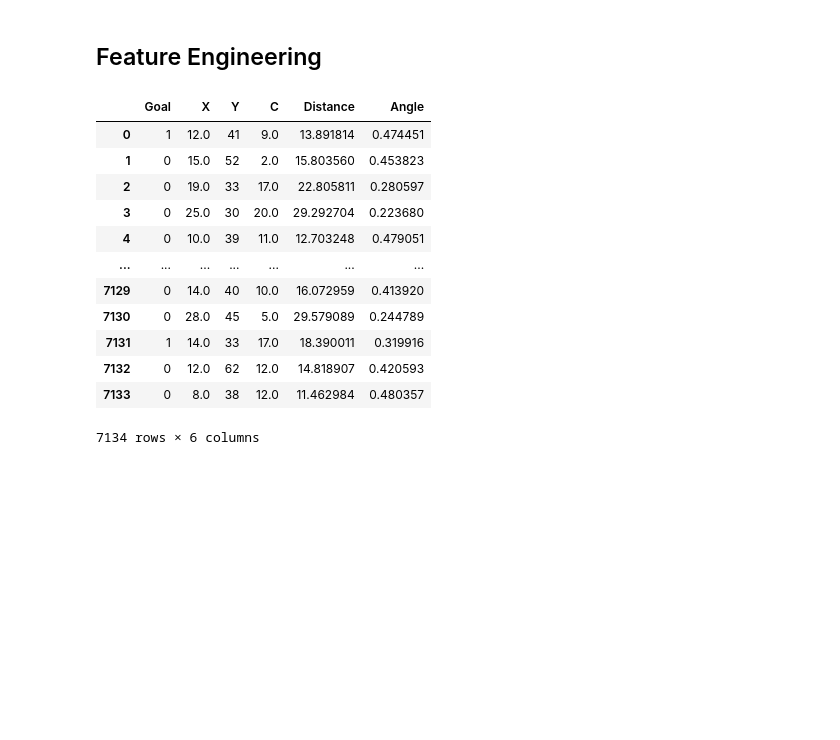
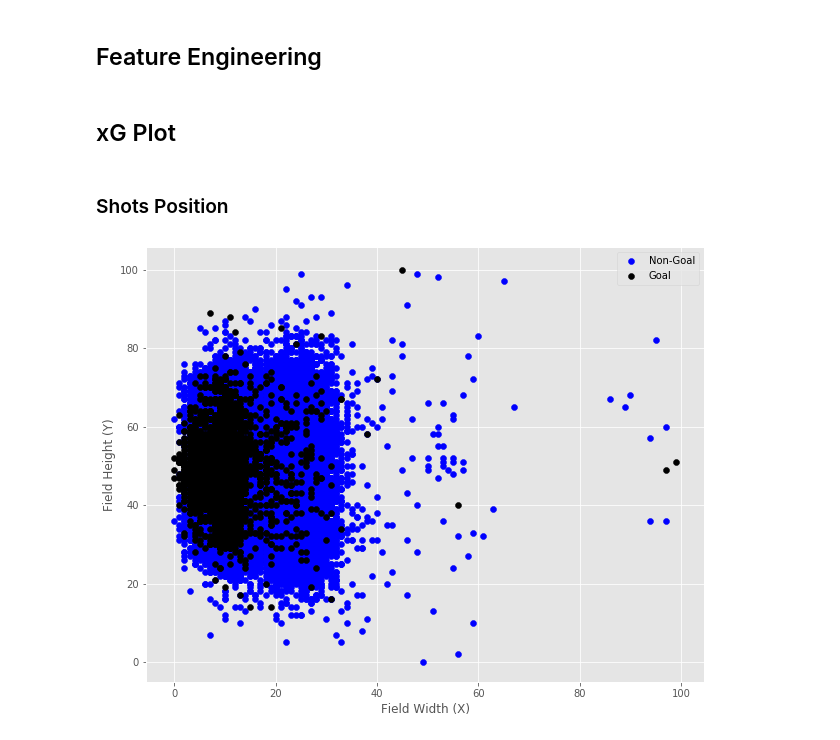
Before and after one commit to danielazevedo/Football-Analytics, a Jupyter notebook: expected_goals/xG_model_SVM.ipynb, the cells around one changed output. Saved outputs shown, nothing was run; the diff lists cells and outputs as text; code cells hidden in the pictures; blank space fills up the shorter version.

```diff
--- a/expected_goals/xG_model_SVM.ipynb
+++ b/expected_goals/xG_model_SVM.ipynb
@@ -5,10 +5,14 @@ import pandas as pd
 import numpy as np
 import json
 
+import seaborn as sn
+
 import matplotlib.pyplot as plt
-plt.style.use(['ggplot'])
 
 from sklearn.svm import SVC
+from sklearn.model_selection import train_test_split, GridSearchCV
+
+from sklearn.metrics import confusion_matrix, accuracy_score, recall_score, precision_score
 # %% [markdown]
 ## Data Collection
 # %%
@@ -32,5 +37,19 @@ df_events.head()
 # %% [markdown]
 ## Feature Engineering
+# %%
+def compute_distance(x, y):
+    x = x * 105/100
+    y = y * 65/100
+    return np.sqrt(x**2 + y**2)
+
+
+def compute_angle(x, y):
+    x = x * 105/100
+    y = y * 65/100
+    a = np.arctan(7.32 * x /(x**2 + y**2 - (7.32/2)**2))
+    if a < 0:
+        a = np.pi + a
+    return a
 # %%
 #adapted from https://github.com/Friends-of-Tracking-Data-FoTD/SoccermaticsForPython/blob/master/3xGModel.py
 
@@ -40,20 +59,14 @@ for i, shot in df_shots.iterrows():
     for shottags in shot['tags']:
         if shottags['id']==403:
             header=1
+
     #Only include non-headers
     if not(header):
         shots_model.at[i,'X']=100-shot['positions'][0]['x']
         shots_model.at[i,'Y']=shot['positions'][0]['y']
         shots_model.at[i,'C']=abs(shot['positions'][0]['y']-50)
-
-        #Distance in metres and shot angle in radians.
-        x=shots_model.at[i,'X']*105/100
-        y=shots_model.at[i,'C']*65/100
-        shots_model.at[i,'Distance']=np.sqrt(x**2 + y**2)
-        a = np.arctan(7.32 *x /(x**2 + y**2 - (7.32/2)**2))
-        if a<0:
-            a=np.pi+a
-        shots_model.at[i,'Angle'] =a
+        shots_model.at[i,'Distance'] = compute_distance(shots_model.at[i,'X'], shots_model.at[i,'C'])
+        shots_model.at[i,'Angle'] = compute_angle(shots_model.at[i,'X'], shots_model.at[i,'C'])
 
         #Was it a goal
         shots_model.at[i,'Goal']=0
@@ -64,19 +77,17 @@ for i, shot in df_shots.iterrows():
 
 shots_model['Goal'] = pd.to_numeric(shots_model['Goal'])
 shots_model.reset_index(drop=True, inplace = True)
-# %%
-shots_model
-# %% [output]
-|  | Goal | X | Y | C | Distance | Angle |
-| 0 | 1 | 12.0 | 41 | 9.0 | 13.891814 | 0.474451 |
-| 1 | 0 | 15.0 | 52 | 2.0 | 15.803560 | 0.453823 |
-| 2 | 0 | 19.0 | 33 | 17.0 | 22.805811 | 0.280597 |
-| 3 | 0 | 25.0 | 30 | 20.0 | 29.292704 | 0.223680 |
-| 4 | 0 | 10.0 | 39 | 11.0 | 12.703248 | 0.479051 |
-| ... | ... | ... | ... | ... | ... | ... |
-| 7129 | 0 | 14.0 | 40 | 10.0 | 16.072959 | 0.413920 |
-| 7130 | 0 | 28.0 | 45 | 5.0 | 29.579089 | 0.244789 |
-| 7131 | 1 | 14.0 | 33 | 17.0 | 18.390011 | 0.319916 |
-| 7132 | 0 | 12.0 | 62 | 12.0 | 14.818907 | 0.420593 |
-| 7133 | 0 | 8.0 | 38 | 12.0 | 11.462984 | 0.480357 |
-7134 rows × 6 columns
+# %% [markdown]
+## xG Plot
+# %% [markdown]
+### Shots Position
+# %%
+plt.figure(figsize=(10, 8))
+plt.scatter(shots_model[shots_model['Goal'] == 0]['X'], shots_model[shots_model['Goal'] == 0]['Y'], label='Non-Goal', color='blue')
+plt.scatter(shots_model[shots_model['Goal'] == 1]['X'], shots_model[shots_model['Goal'] == 1]['Y'], label='Goal', color='black')
+plt.legend()
+plt.xlabel('Field Width (X)')
+plt.ylabel('Field Height (Y)')
+plt.show()
+# %% [output]
+[figure, added]
```
Also changed, not shown: parts of 20 cells of this notebook.
